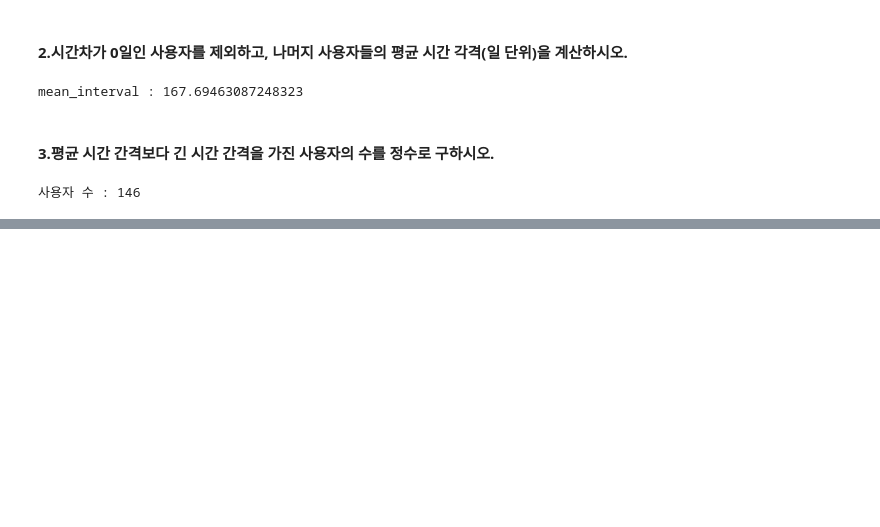
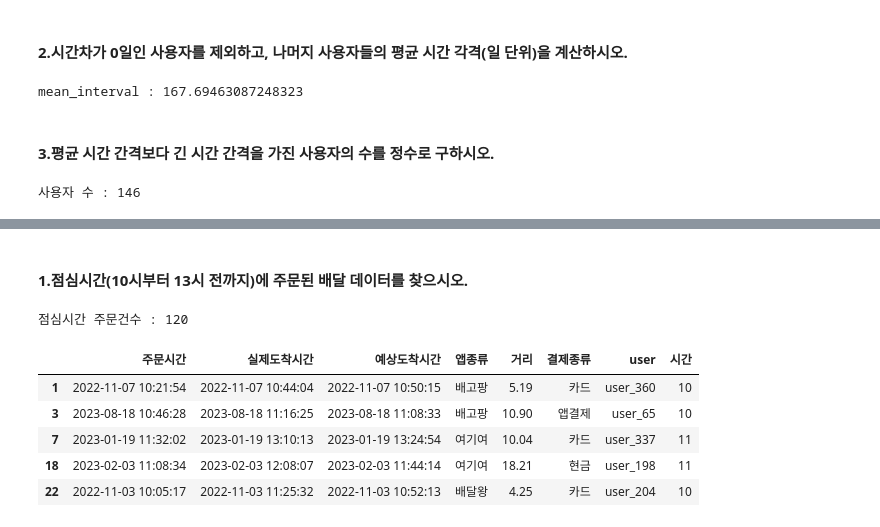
Before and after one commit to CHANGWOOKCHO/engineer_big_data_analysis, a Jupyter notebook: part1/chapter3_2.ipynb, the cells around one changed output, grey strips where cells are left out. Cells and saved outputs as stored; diff of their text form; code cells hidden in the pictures; blank space fills up the shorter version.

```diff
--- a/part1/chapter3_2.ipynb
+++ b/part1/chapter3_2.ipynb
@@ -222,0 +292,19 @@ print("사용자 수 :", sum(cond))
+# %% [markdown]
+#### 1.점심시간(10시부터 13시 전까지)에 주문된 배달 데이터를 찾으시오.
+# %%
+df['시간'] = df['주문시간'].dt.hour
+df.head()
+
+cond = df['시간'].between(10,13, inclusive='left')
+print("점심시간 주문건수 :", sum(cond))
+
+df = df[cond]
+df.head()
+# %% [output]
+점심시간 주문건수 : 120
+|  | 주문시간 | 실제도착시간 | 예상도착시간 | 앱종류 | 거리 | 결제종류 | user | 시간 |
+| 1 | 2022-11-07 10:21:54 | 2022-11-07 10:44:04 | 2022-11-07 10:50:15 | 배고팡 | 5.19 | 카드 | user_360 | 10 |
+| 3 | 2023-08-18 10:46:28 | 2023-08-18 11:16:25 | 2023-08-18 11:08:33 | 배고팡 | 10.90 | 앱결제 | user_65 | 10 |
+| 7 | 2023-01-19 11:32:02 | 2023-01-19 13:10:13 | 2023-01-19 13:24:54 | 여기여 | 10.04 | 카드 | user_337 | 11 |
+| 18 | 2023-02-03 11:08:34 | 2023-02-03 12:08:07 | 2023-02-03 11:44:14 | 여기여 | 18.21 | 현금 | user_198 | 11 |
+| 22 | 2022-11-03 10:05:17 | 2022-11-03 11:25:32 | 2022-11-03 10:52:13 | 배달왕 | 4.25 | 카드 | user_204 | 10 |
```
Also changed, not shown: parts of 33 cells of this notebook.
